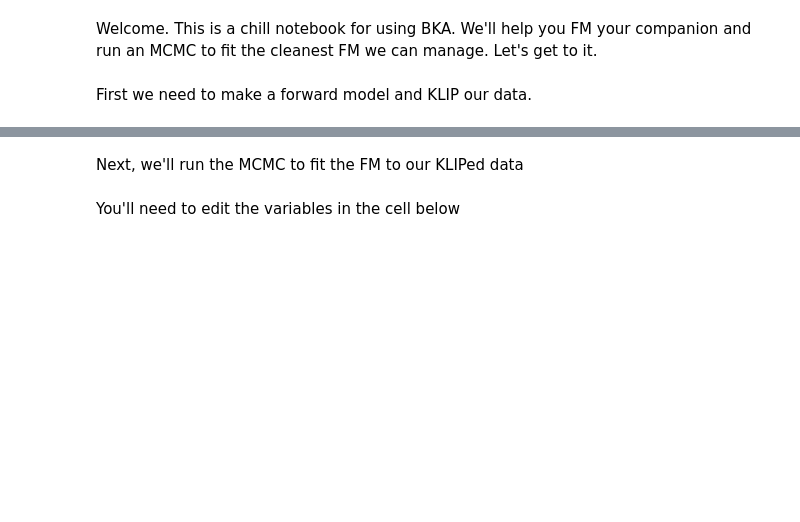
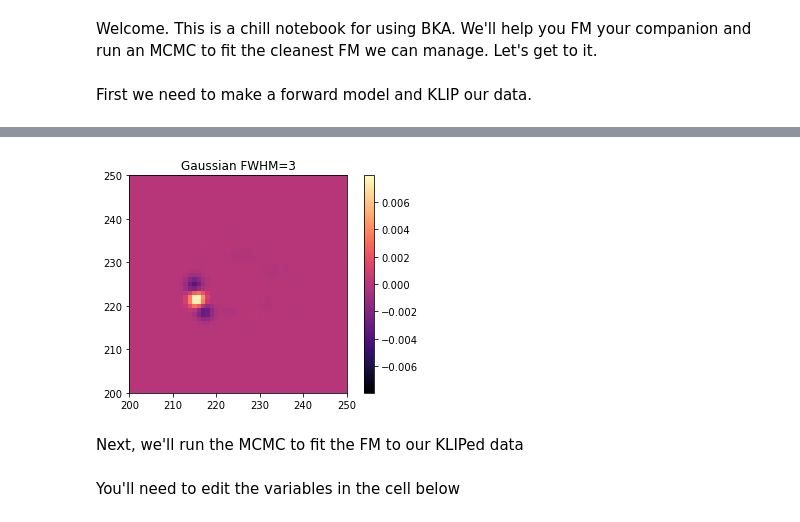
Before and after one commit to wbalmer/diskShapers, a Jupyter notebook: forwardModel/AAS237_reduction&FM.ipynb, the cells around one changed output, grey strips where cells are left out. Drawn from its saved outputs; the diff is of its cells as text; code cells hidden in the pictures; blank space fills up the shorter version.

```diff
--- a/forwardModel/AAS237_reduction&FM.ipynb
+++ b/forwardModel/AAS237_reduction&FM.ipynb
@@ -6,8 +6,8 @@ First we need to make a forward model and KLIP our data.
 from forwardModel import forwardModel
 # %%
 # dataset
-date = '27Apr18'
-prefixes = ['Ha', 'Cont']
+date = '16May15'
+prefixes = ['Cont', 'Ha']
 filepaths = []
 outputdirs = []
 for pref in prefixes:
@@ -17,22 +17,23 @@ for pref in prefixes:
     outputdirs.append(outputdir)
 # parameters
 KLmode = 20
-sep = 5
-pa = 55
+sep = 10
+pa = 110
 contrast = 1e-2
-an = [0,24]
-move = 1
+an = [6,24]
+move = 4
 scale = 1
 PSFpath = 'doGaussian'
 FWHM = 3
 cores = 4
-highpass = 1
+highpass = 1.5*FWHM
+numbasis = KLmode
 # %%
 # run
 for i in range(len(filepaths)):
     filepath = filepaths[i]
     outputdir = outputdirs[i]
     prefix = prefixes[i]
-    fm = forwardModel(filepath, outputdir, prefix, KLmode, sep, pa, contrast, an, move, scale, PSFpath=PSFpath, FWHM=FWHM, cores=cores, highpass=highpass)
+    fm = forwardModel(filepath, outputdir, prefix, KLmode, sep, pa, contrast, an, move, scale, ePSF=PSFpath, FWHM=FWHM, cores=cores, highpass=highpass, numbasis=numbasis)
     fm.prep_KLIP()
     fm.run_KLIP()
@@ -46,36 +65,40 @@ import astropy.io.fits as fits
 import pyklip.fitpsf as fitpsf
 import matplotlib.pylab as plt
 import pyklip.instruments.MagAO as MagAO
 output_prefix = os.path.join(outputdir, prefix)
 
 def create_circular_mask(h, w, center=None, radius=None, leq=False):
 
     if center is None: # use the middle of the image
         center = (int(w/2), int(h/2))
     if radius is None: # use the smallest distance between the center and image walls
         radius = min(center[0], center[1], w-center[0], h-center[1])
 
     Y, X = np.ogrid[:h, :w]
     dist_from_center = np.sqrt((X - center[0])**2 + (Y-center[1])**2)
     if leq is False:
         return dist_from_center >= radius
     else:
         return dist_from_center <= radius
 
 def domask(img, inn=70, outt=180):
     outermask = create_circular_mask(451, 451, radius=outt, leq=True)
     img[~outermask] = np.nanmedian(img)
     mask = create_circular_mask(451, 451, radius=inn)
     masked_img = img.copy()
     masked_img[~mask] = np.nanmedian(img)
     return masked_img
 
-img = fits.getdata(output_prefix + "-klipped-KLmodes-all.fits")[0]
-
-plt.imshow(domask(img, inn=an[0]), origin='lower', vmin=-np.nanmax(img), cmap='cubehelix')
+img = fits.getdata(output_prefix + "-fmpsf-KLmodes-all.fits")[0]
+n = np.nanmax(img)
+plt.imshow(domask(img, inn=an[0], outt=an[1]), origin='lower', vmin=-n, vmax=n, cmap='magma')
 plt.xlim(200,250)
 plt.ylim(200,250)
 plt.colorbar()
+plt.title(PSFpath.replace('do','')+' FWHM='+str(FWHM))
+plt.savefig('FM-comparison-roughdata-'+PSFpath.replace('do','')+'.png', dpi=300)
+# %% [output]
+[figure, added]
 # %% [markdown]
 Next, we'll run the MCMC to fit the FM to our KLIPed data
 # %%
```
Also changed, not shown: parts of 16 cells of this notebook, 6 other files.
